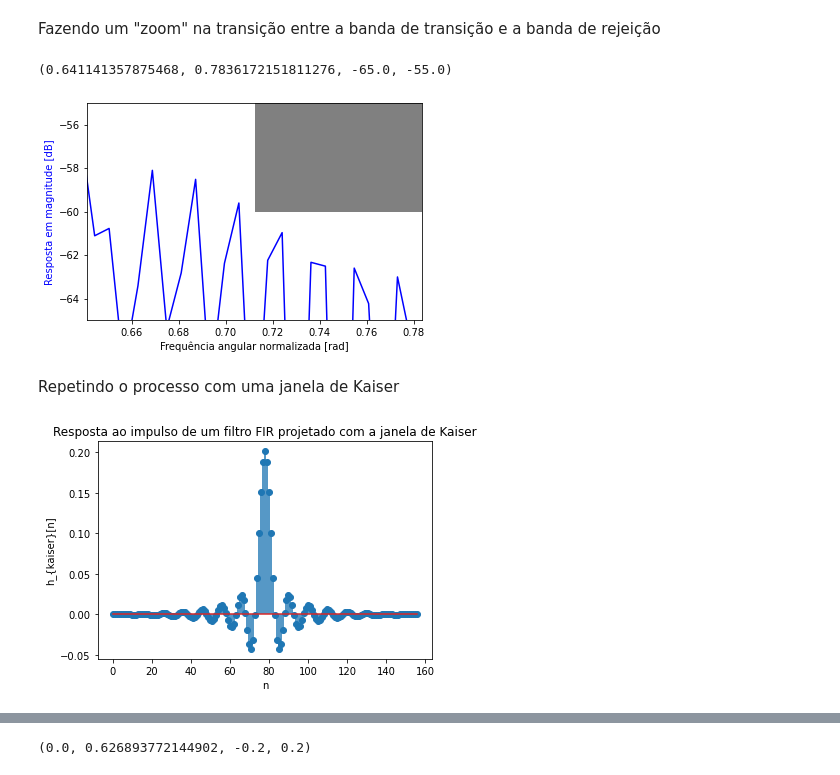
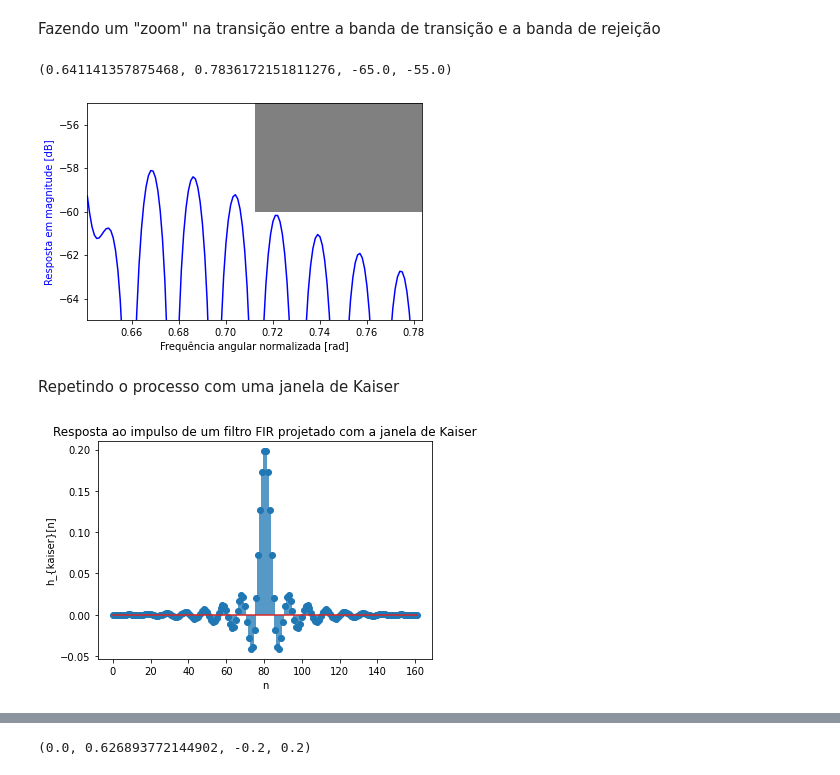
Before and after one commit to bootstrap666/ProcessamentoSinaisProjetoFiltroFIR, a Jupyter notebook: Projeto_FIR.ipynb, the cells around one changed output, grey strips where cells are left out. Drawn from its saved outputs; the diff is of its cells as text; code cells hidden in the pictures.

```diff
--- a/Projeto_FIR.ipynb
+++ b/Projeto_FIR.ipynb
@@ -167,18 +167,19 @@ plt.axis([0, 1.1*omegap, -2*alphap, 2*alphap])
 # %% [markdown]
 Fazendo um "zoom" na transição entre a banda de transição e a banda de rejeição
 # %%
+w,respfreq = signal.freqz(hhamming,1,np.arange(0.9*omegar,1.1*omegar,0.001))
 plt.plot(w, 20 * np.log10(abs(respfreq)), 'b')
 plt.ylabel('Resposta em magnitude [dB]', color='b')
 plt.xlabel('Frequência angular normalizada [rad]')
 plt.fill([omegar, omegar, np.pi, np.pi], [99,  -alphar,  -alphar, 99], '0.5', lw=0)
 plt.axis([0.9*omegar, 1.1*omegar, -alphar -5, -alphar+5])
 # %% [output]
 (0.641141357875468, 0.7836172151811276, -65.0, -55.0)
-[figure, old version]
+[figure, new version]
 # %% [markdown]
 Repetindo o processo com uma janela de Kaiser
 # %%
-N = 157
+N = 162
 n = np.arange(0,N,1)
 fc = 1.11*fp/fs
 hideal = 2.0*fc*special.sinc((n-(N-1)/2.0)*2.0*fc)
@@ -191,7 +192,7 @@ plt.ylabel('h_{kaiser}[n]')
 plt.stem(n,hkaiser,use_line_collection=True)
 plt.show()
 # %% [output]
-[figure, old version]
+[figure, new version]
 # %%
 w,respfreq = signal.freqz(hkaiser,1)
 plt.plot(w, 20 * np.log10(abs(respfreq)), 'b')
```
Also changed, not shown: parts of 4 cells of this notebook.
